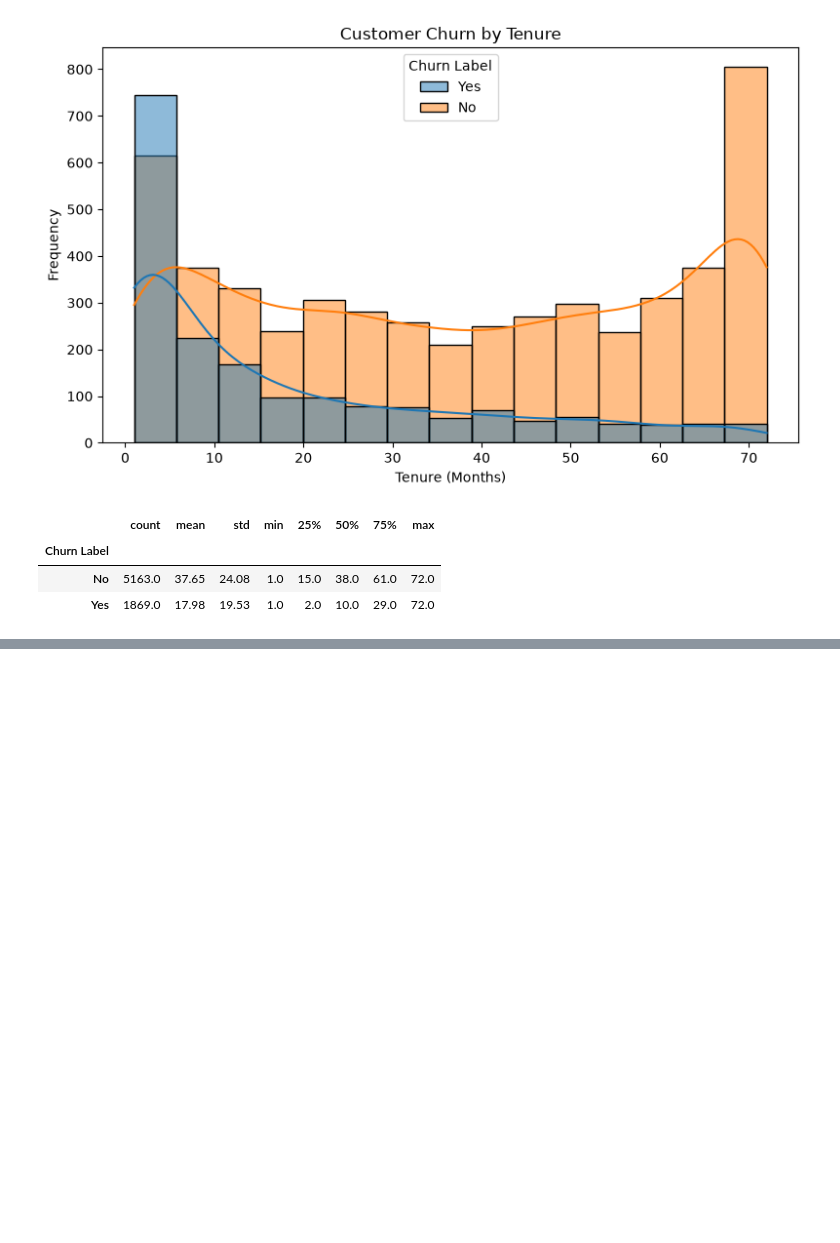
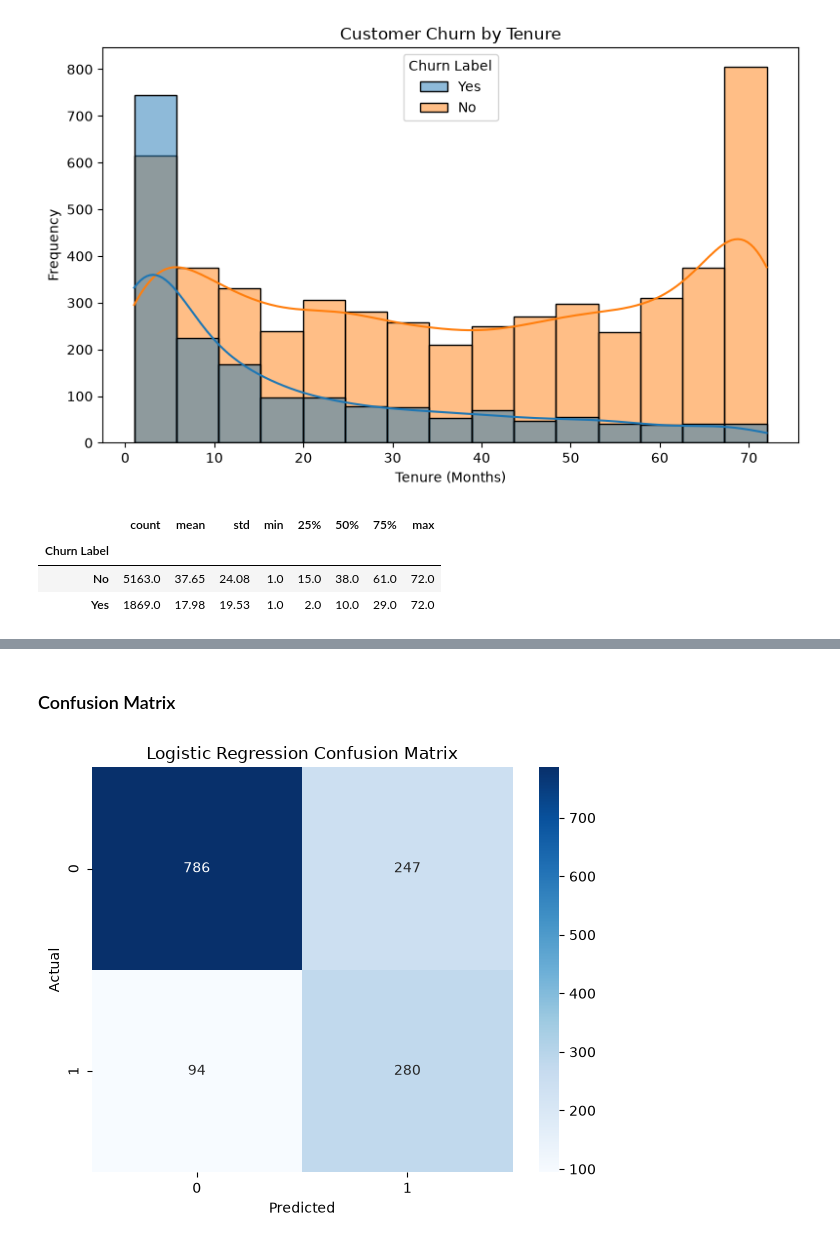
Before and after one commit to Fabio-Gedra/customer-churn-prediction, a Jupyter notebook: notebooks/churn_analysis.ipynb, the cells around one changed output, grey strips where cells are left out. Drawn from its saved outputs; the diff is of its cells as text; code cells hidden in the pictures; blank space fills up the shorter version.

```diff
--- a/notebooks/churn_analysis.ipynb
+++ b/notebooks/churn_analysis.ipynb
@@ -311,0 +445,4 @@ df.groupby("Churn Label")["Tenure Months"].describe().round(2)
+# %%
+X = pd.get_dummies(X, drop_first=True)
+
+print("Features after encoding:", X.shape)
@@ -311,0 +493,7 @@ df.groupby("Churn Label")["Tenure Months"].describe().round(2)
+# %%
+smote = SMOTE(random_state=42)
+
+X_train_smote, y_train_smote = smote.fit_resample(
+    X_train,
+    y_train
+)
@@ -311,0 +522,8 @@ df.groupby("Churn Label")["Tenure Months"].describe().round(2)
+# %%
+
+log_reg = LogisticRegression(
+    random_state=42,
+    max_iter=1000
+)
+
+log_reg.fit(X_train_smote, y_train_smote)
@@ -311,0 +532,4 @@ df.groupby("Churn Label")["Tenure Months"].describe().round(2)
+# %%
+y_pred_lr = log_reg.predict(X_test)
+
+y_prob_lr = log_reg.predict_proba(X_test)[:, 1]
@@ -311,0 +577,20 @@ df.groupby("Churn Label")["Tenure Months"].describe().round(2)
+# %% [markdown]
+### Confusion Matrix
+# %%
+plt.figure(figsize=(6,5))
+
+sns.heatmap(
+    confusion_matrix(y_test, y_pred_lr),
+    annot=True,
+    fmt="d",
+    cmap="Blues"
+)
+
+plt.title("Logistic Regression Confusion Matrix")
+plt.xlabel("Predicted")
+plt.ylabel("Actual")
+
+plt.tight_layout()
+plt.show()
+# %% [output]
+[figure, added]
```
Also changed, not shown: parts of 41 cells of this notebook, 6 other files.
